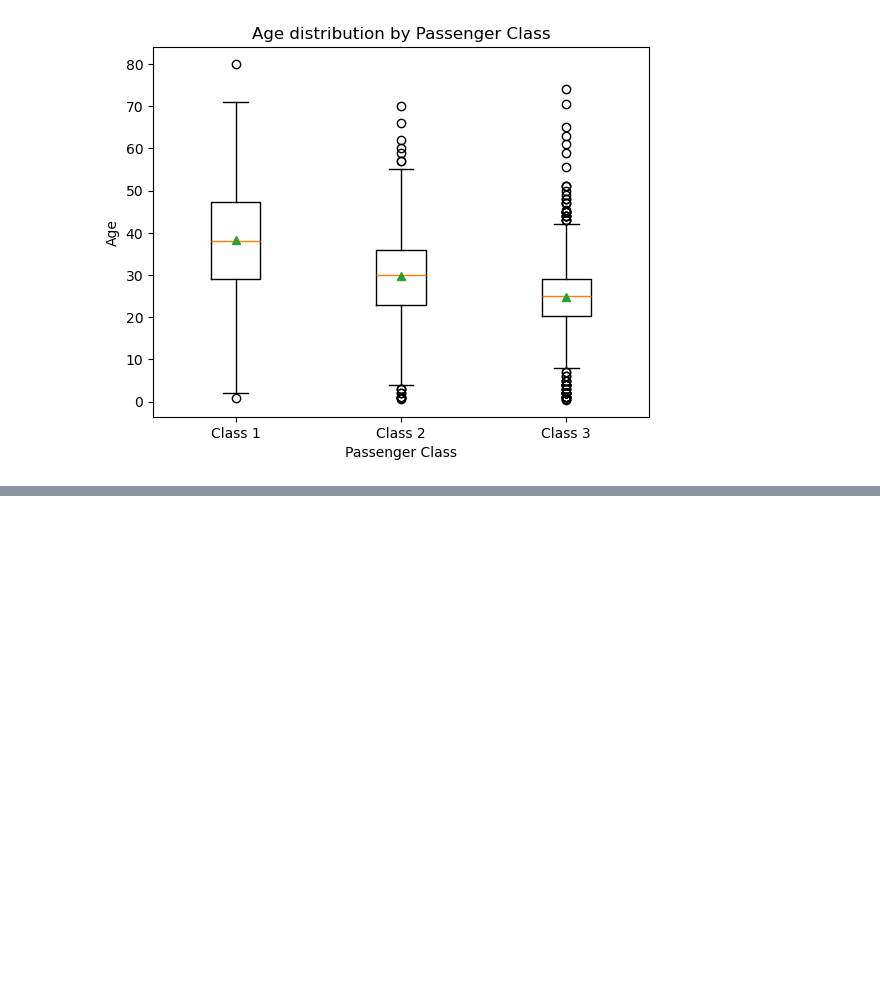
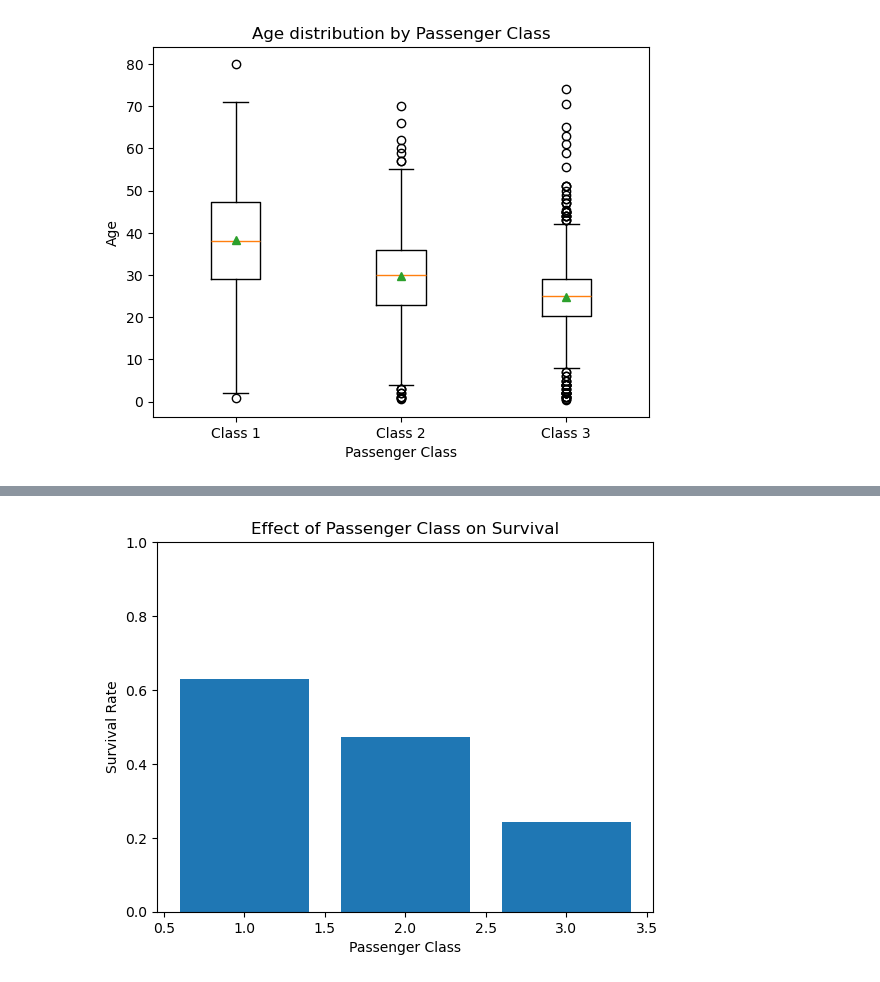
Before and after one commit to codedbyyprince/Titanic-Survival-ML-Model-Practice-, a Jupyter notebook: EDA.ipynb, the cells around one changed output, grey strips where cells are left out. Cells and saved outputs as stored; diff of their text form; code cells hidden in the pictures; blank space fills up the shorter version.

```diff
--- a/EDA.ipynb
+++ b/EDA.ipynb
@@ -135,0 +176,11 @@ plt.show()
+# %%
+survival_rate = df.groupby('Pclass')['Survived'].mean()
+
+plt.bar(survival_rate.index, survival_rate.values)
+plt.xlabel("Passenger Class")
+plt.ylabel("Survival Rate")
+plt.title("Effect of Passenger Class on Survival")
+plt.ylim(0, 1)
+plt.show()
+# %% [output]
+[figure, added]
```
Also changed, not shown: parts of 6 cells of this notebook.
